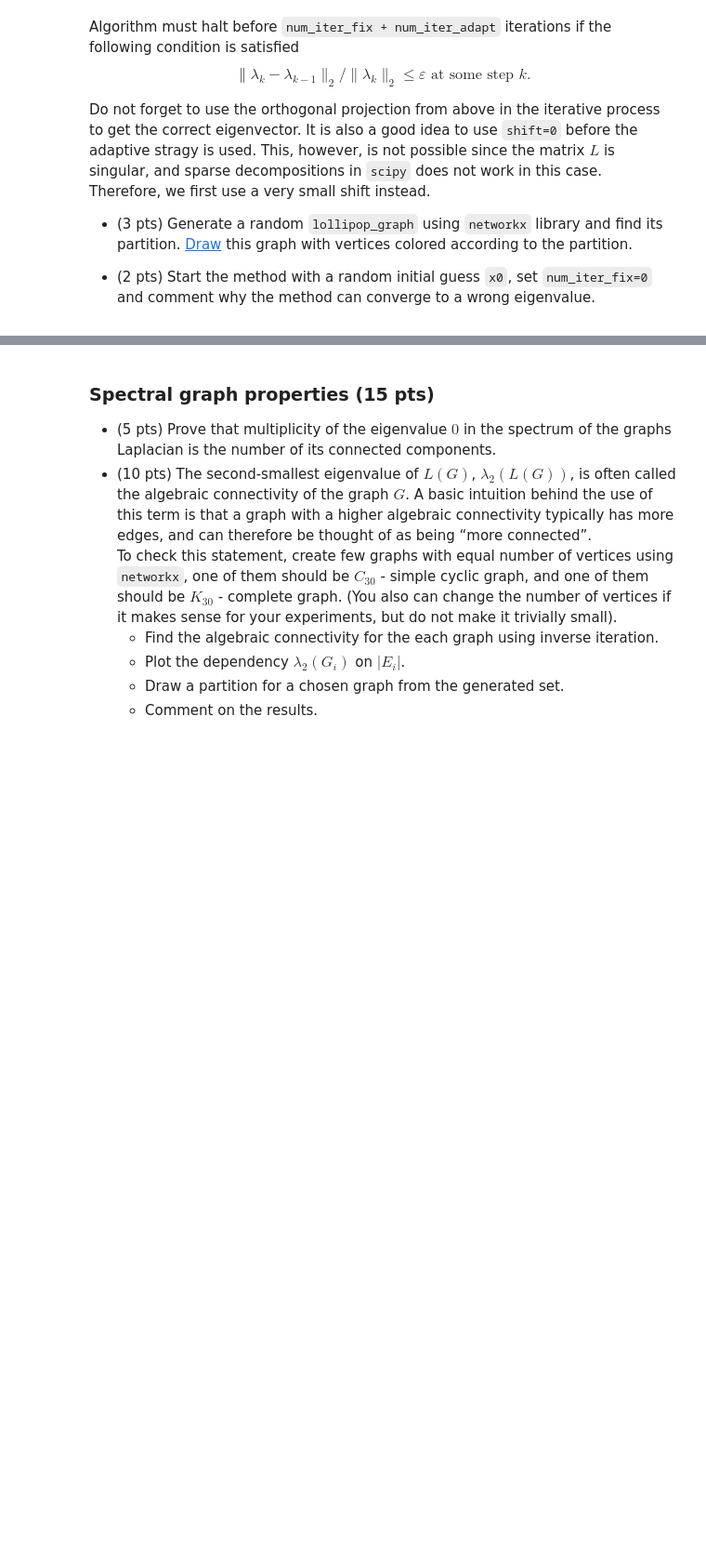
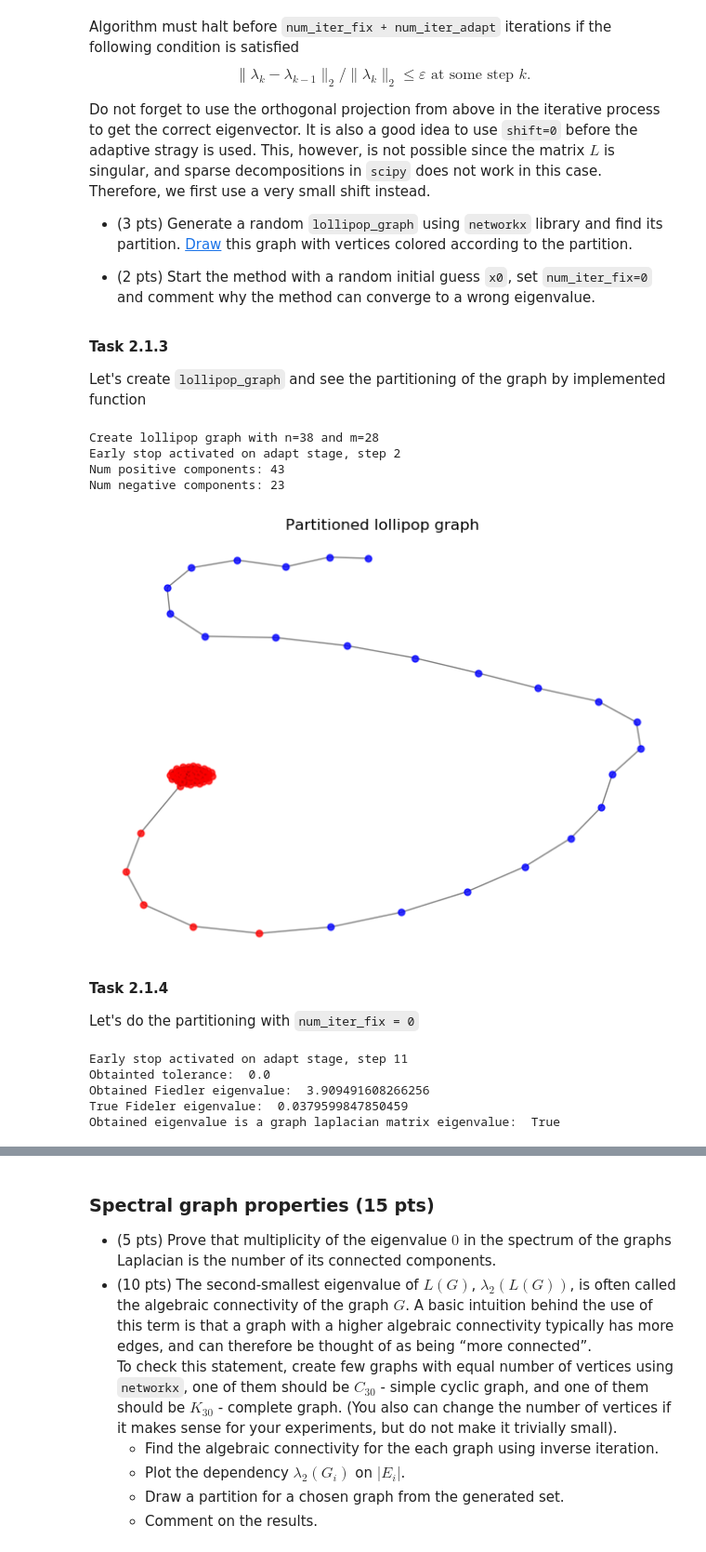
Before and after one commit to PetrMokrov/nla2020, a Jupyter notebook: hw/hw3/hw3.ipynb, the cells around one changed output, grey strips where cells are left out. Shown at 93% size. Cells and saved outputs as stored; diff of their text form; code cells hidden in the pictures; blank space fills up the shorter version.

Commit message:
add task 2.1

````diff
--- a/hw/hw3/hw3.ipynb
+++ b/hw/hw3/hw3.ipynb
@@ -394,18 +394,3 @@ To find the Fiedler vector we will use the inverse iteration with adaptive shift
 * (5 pts) Write down the orthoprojection matrix on the space orthogonal to the eigenvector of $L$, corresponding to the eigenvalue $0$ and prove (analytically) that it is indeed an orthoprojection.
 
 * (5 pts) Implement the spectral partitioning as the function ```partition```:
-# %%
-# INPUT:
-# A - adjacency matrix (scipy.sparse.csr_matrix)
-# num_iter_fix - number of iterations with fixed shift (int)
-# shift - (float number)
-# num_iter_adapt - number of iterations with adaptive shift (int) -- Rayleigh quotient iteration steps
-# x0 - initial guess (1D numpy.ndarray)
-# OUTPUT:
-# x - normalized Fiedler vector (1D numpy.ndarray)
-# eigs - eigenvalue estimations at each step (1D numpy.ndarray)
-# eps - relative tolerance (float)
-def partition(A, shift, num_iter_fix, num_iter_adapt, x0, eps):
-    x = x0
-    eigs = np.array([0])
-    return x, eigs
@@ -418,3 +529,7 @@
 * (3 pts) Generate a random `lollipop_graph` using `networkx` library and find its partition. [Draw](https://networkx.github.io/documentation/networkx-1.9/examples/drawing/labels_and_colors.html) this graph with vertices colored according to the partition.
 
 * (2 pts) Start the method with a random initial guess ```x0```, set ```num_iter_fix=0``` and comment why the method can converge to a wrong eigenvalue.
+# %% [markdown]
+**Task 2.1.3**
+
+Let's create `lollipop_graph` and see the partitioning of the graph by implemented function
@@ -420,0 +562,53 @@
+# %%
+import networkx as nx
+np.random.seed(42)
+n_max = 40
+m_max = 40
+n = np.random.randint(0, n_max)
+m = np.random.randint(0, m_max)
+print('Create lollipop graph with n={} and m={}'.format(n, m))
+llg = nx.generators.classic.lollipop_graph(n, m)
+A = nx.linalg.graphmatrix.adjacency_matrix(llg)
+
+shift=1e-2
+num_iter_fix = 4
+num_iter_adapt = 4
+eps=1e-10
+x_0 = np.random.rand(A.shape[0])
+vec, eigs, tol = partition(A, shift, num_iter_fix, num_iter_adapt, x_0, eps)
+draw_partition(llg, vec)
+true_eig = nx.linalg.algebraic_connectivity(llg)
+assert np.abs(true_eig - eigs[-1]) < 1e-12
+# %% [output]
+Create lollipop graph with n=38 and m=28
+Early stop activated on adapt stage, step 2
+Num positive components: 43
+Num negative components: 23
+[figure, added]
+# %% [markdown]
+**Task 2.1.4**
+
+Let's do the partitioning with `num_iter_fix = 0`
+# %%
+import networkx as nx
+np.random.seed(42)
+num_iter_fix = 0
+num_iter_adapt = 50
+eps=1e-16
+llg = nx.generators.classic.lollipop_graph(10, 10)
+A = nx.linalg.graphmatrix.adjacency_matrix(llg)
+x_0 = np.random.rand(A.shape[0])
+vec, eigs, tol = partition(A, 1., num_iter_fix, num_iter_adapt, x_0, eps)
+print('Obtainted tolerance: ', tol)
+print('Obtained Fiedler eigenvalue: ', eigs[-1])
+_, true_eigs, _ = spsp.linalg.svds(create_graph_laplacian(A).asfptype(), k=19)
+print('True Fideler eigenvalue: ', true_eigs[0])
+print(
+    'Obtained eigenvalue is a graph laplacian matrix eigenvalue: ',
+    np.isclose(true_eigs, eigs[-1], atol=1e-16).any())
+# %% [output]
+Early stop activated on adapt stage, step 11
+Obtainted tolerance:  0.0
+Obtained Fiedler eigenvalue:  3.909491608266256
+True Fideler eigenvalue:  0.0379599847850459
+Obtained eigenvalue is a graph laplacian matrix eigenvalue:  True
````
Also changed, not shown: parts of 7 cells of this notebook.
